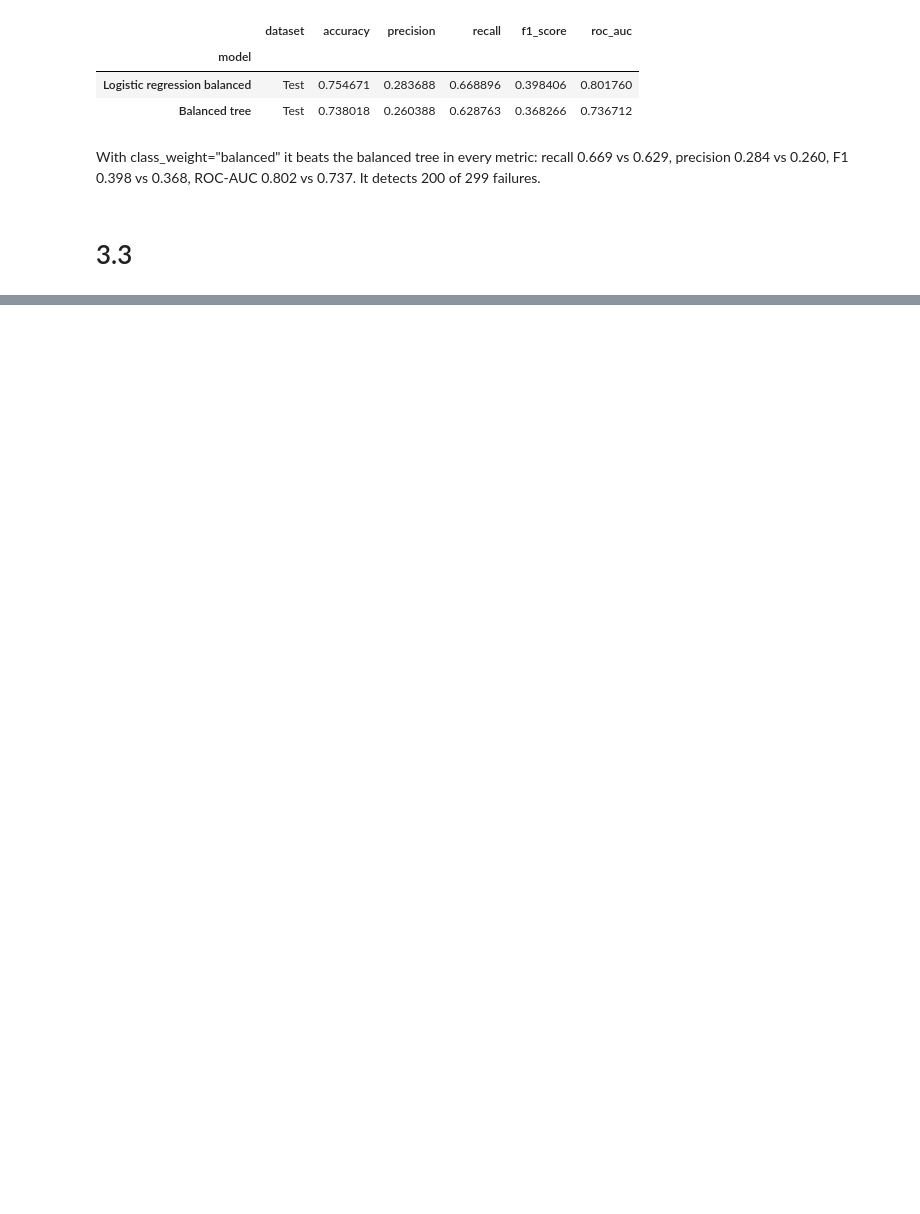
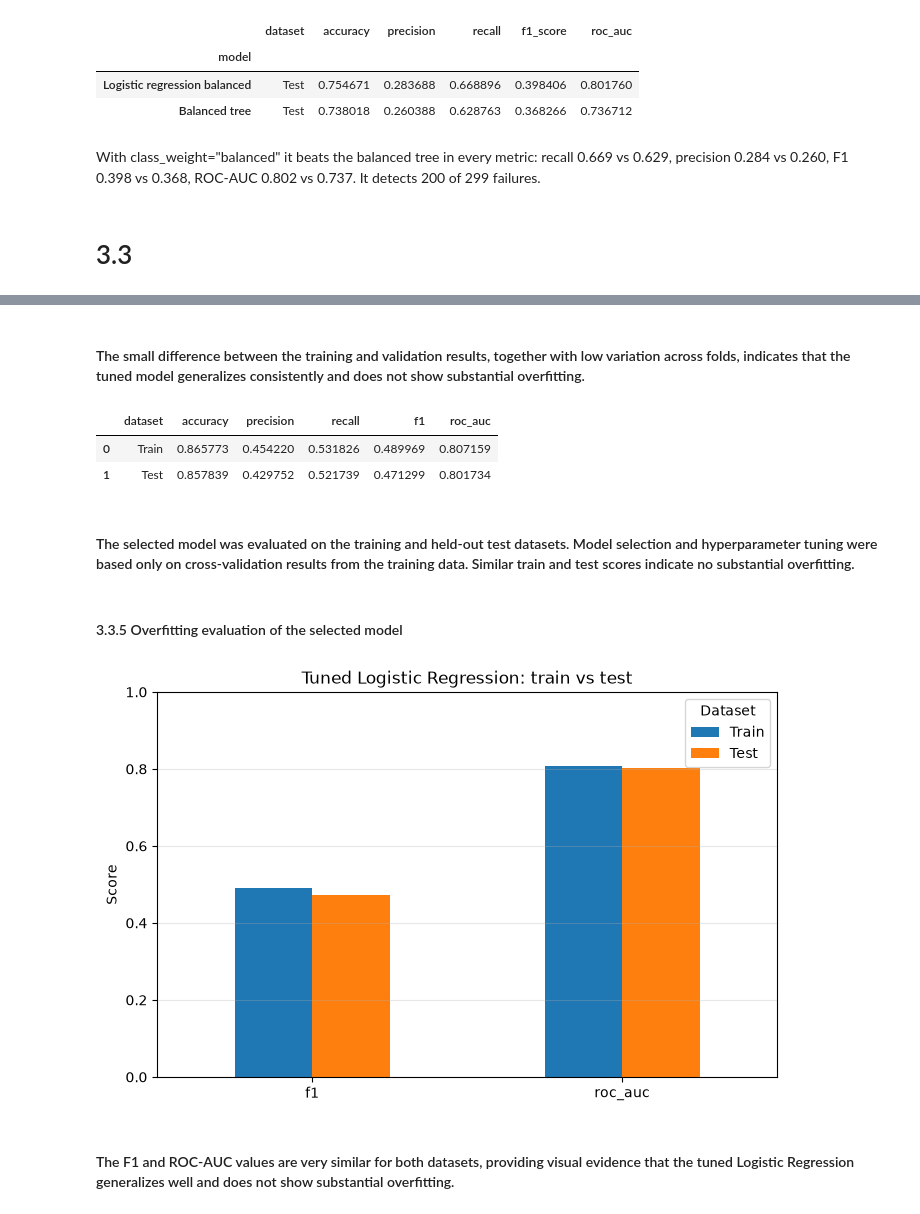
Before and after one commit to NovAndrii/IAU_project, a Jupyter notebook: Faza3_Kardash_Novitskyi.ipynb, the cells around one changed output, grey strips where cells are left out. Cells and saved outputs as stored; diff of their text form; code cells hidden in the pictures; blank space fills up the shorter version.

```diff
--- a/Faza3_Kardash_Novitskyi.ipynb
+++ b/Faza3_Kardash_Novitskyi.ipynb
@@ -849,0 +1172,60 @@ With class_weight="balanced" it beats the balanced tree in every metric: recall
+# %% [markdown]
+#### The small difference between the training and validation results, together with low variation across folds, indicates that the tuned model generalizes consistently and does not show substantial overfitting.
+# %%
+best_model = logistic_grid_search.best_estimator_
+
+best_train_predictions = best_model.predict(X_train)
+best_test_predictions = best_model.predict(X_test)
+
+best_train_probabilities = best_model.predict_proba(X_train)[:, 1]
+best_test_probabilities = best_model.predict_proba(X_test)[:, 1]
+
+best_model_evaluation = pd.DataFrame([
+    {
+        "dataset": "Train",
+        "accuracy": accuracy_score(y_train, best_train_predictions),
+        "precision": precision_score(y_train, best_train_predictions),
+        "recall": recall_score(y_train, best_train_predictions),
+        "f1": f1_score(y_train, best_train_predictions),
+        "roc_auc": roc_auc_score(y_train, best_train_probabilities)
+    },
+    {
+        "dataset": "Test",
+        "accuracy": accuracy_score(y_test, best_test_predictions),
+        "precision": precision_score(y_test, best_test_predictions),
+        "recall": recall_score(y_test, best_test_predictions),
+        "f1": f1_score(y_test, best_test_predictions),
+        "roc_auc": roc_auc_score(y_test, best_test_probabilities)
+    }
+])
+
+display(best_model_evaluation)
+# %% [output]
+|  | dataset | accuracy | precision | recall | f1 | roc_auc |
+| 0 | Train | 0.865773 | 0.454220 | 0.531826 | 0.489969 | 0.807159 |
+| 1 | Test | 0.857839 | 0.429752 | 0.521739 | 0.471299 | 0.801734 |
+# %% [markdown]
+#### The selected model was evaluated on the training and held-out test datasets. Model selection and hyperparameter tuning were based only on cross-validation results from the training data. Similar train and test scores indicate no substantial overfitting.
+# %% [markdown]
+#### 3.3.5 Overfitting evaluation of the selected model
+# %%
+overfitting_comparison = best_model_evaluation.set_index("dataset")[
+    ["f1", "roc_auc"]
+]
+
+overfitting_comparison.T.plot(
+    kind="bar",
+    figsize=(8, 5),
+    ylim=(0, 1)
+)
+
+plt.title("Tuned Logistic Regression: train vs test")
+plt.ylabel("Score")
+plt.xticks(rotation=0)
+plt.legend(title="Dataset")
+plt.grid(axis="y", alpha=0.3)
+plt.show()
+# %% [output]
+[figure, added]
+# %% [markdown]
+#### The F1 and ROC-AUC values are very similar for both datasets, providing visual evidence that the tuned Logistic Regression generalizes well and does not show substantial overfitting.
```
Also changed, not shown: parts of 35 cells of this notebook.
